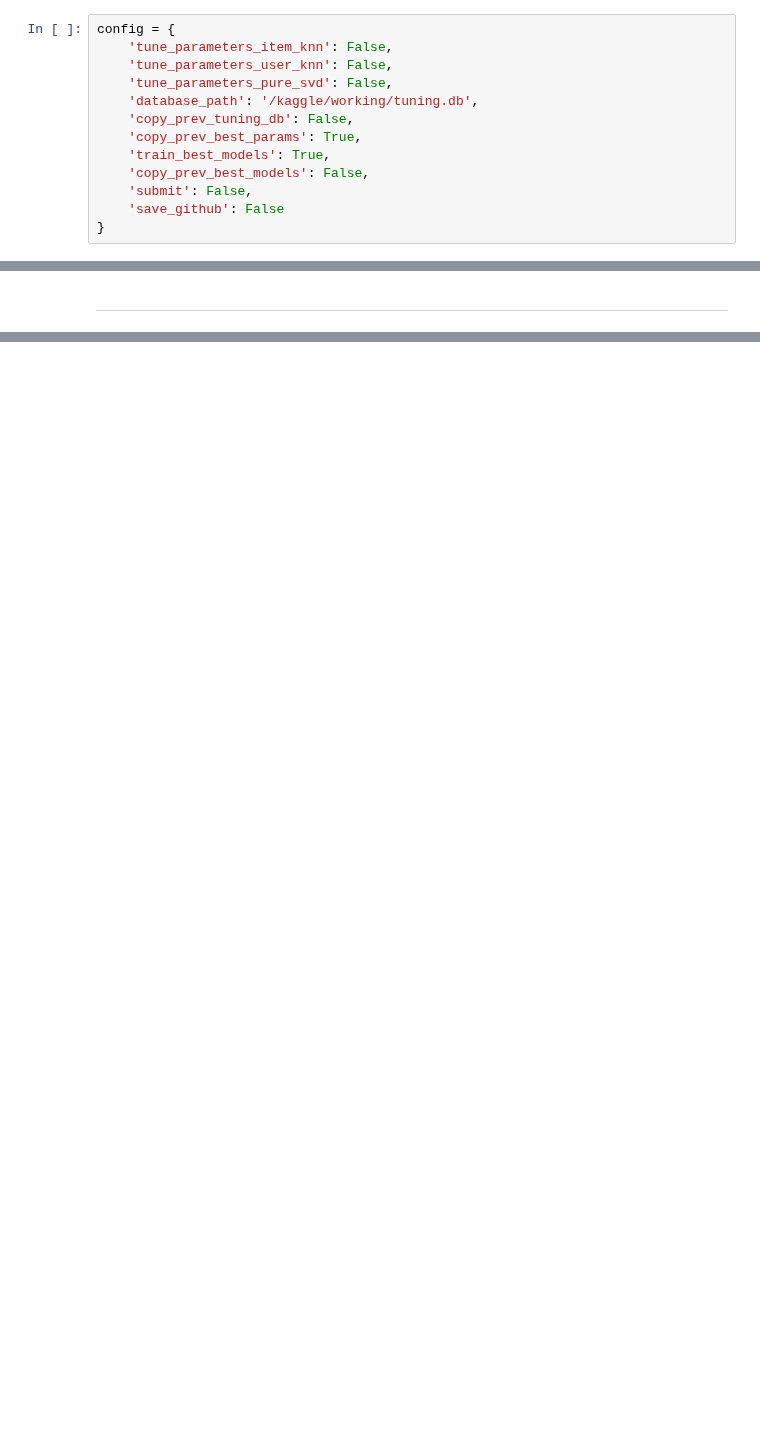
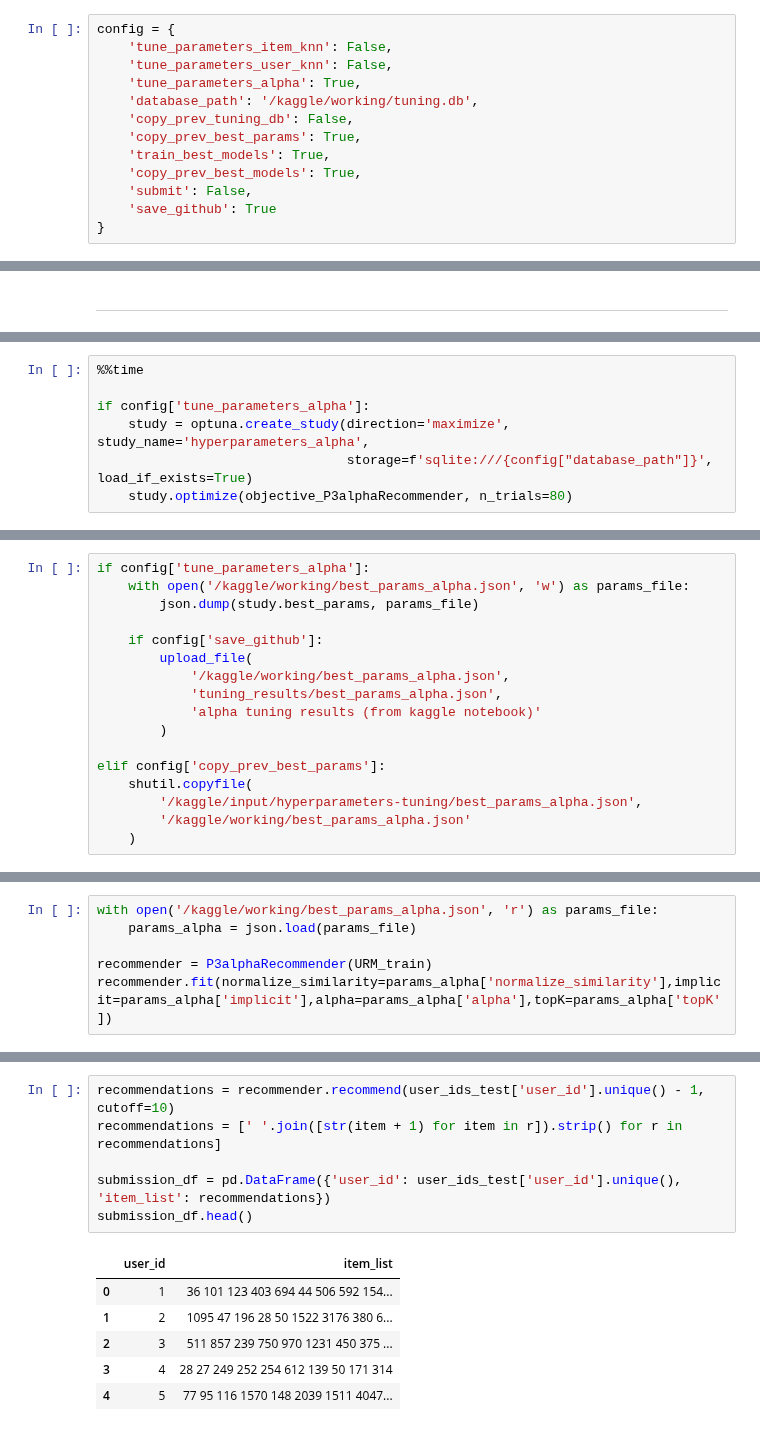
Before and after one commit to CarloSgaravatti/Recsys_Challenge_2023, a Jupyter notebook: challenge_notebooks/srecsys-challenge.ipynb, the cells around one changed output, grey strips where cells are left out. Saved outputs shown, nothing was run; the diff lists cells and outputs as text; blank space fills up the shorter version.

```diff
--- a/challenge_notebooks/srecsys-challenge.ipynb
+++ b/challenge_notebooks/srecsys-challenge.ipynb
@@ -142,14 +142,14 @@ RAM memory GB usage = 0.1992
 config = {
     'tune_parameters_item_knn': False,
     'tune_parameters_user_knn': False,
-    'tune_parameters_pure_svd': False,
+    'tune_parameters_alpha': True,
     'database_path': '/kaggle/working/tuning.db',
     'copy_prev_tuning_db': False,
     'copy_prev_best_params': True,
     'train_best_models': True,
-    'copy_prev_best_models': False,
+    'copy_prev_best_models': True,
     'submit': False,
-    'save_github': False
+    'save_github': True
 }
 # %%
 
@@ -394,0 +422,7 @@ EvaluatorHoldout: Processed 10446 (100.0%) in 1.07 min. Users per second: 163
+# %%
+%%time
+
+if config['tune_parameters_alpha']:
+    study = optuna.create_study(direction='maximize', study_name='hyperparameters_alpha',
+                                storage=f'sqlite:///{config["database_path"]}', load_if_exists=True)
+    study.optimize(objective_P3alphaRecommender, n_trials=80)
@@ -394,0 +557,17 @@ EvaluatorHoldout: Processed 10446 (100.0%) in 1.07 min. Users per second: 163
+# %%
+if config['tune_parameters_alpha']:
+    with open('/kaggle/working/best_params_alpha.json', 'w') as params_file:
+        json.dump(study.best_params, params_file)
+
+    if config['save_github']:
+        upload_file(
+            '/kaggle/working/best_params_alpha.json',
+            'tuning_results/best_params_alpha.json',
+            'alpha tuning results (from kaggle notebook)'
+        )
+
+elif config['copy_prev_best_params']:
+    shutil.copyfile(
+        '/kaggle/input/hyperparameters-tuning/best_params_alpha.json',
+        '/kaggle/working/best_params_alpha.json'
+    )
@@ -394,0 +576,6 @@ EvaluatorHoldout: Processed 10446 (100.0%) in 1.07 min. Users per second: 163
+# %%
+with open('/kaggle/working/best_params_alpha.json', 'r') as params_file:
+    params_alpha = json.load(params_file)
+
+recommender = P3alphaRecommender(URM_train)
+recommender.fit(normalize_similarity=params_alpha['normalize_similarity'],implicit=params_alpha['implicit'],alpha=params_alpha['alpha'],topK=params_alpha['topK'])
@@ -394,0 +606,13 @@ EvaluatorHoldout: Processed 10446 (100.0%) in 1.07 min. Users per second: 163
+# %%
+recommendations = recommender.recommend(user_ids_test['user_id'].unique() - 1, cutoff=10)
+recommendations = [' '.join([str(item + 1) for item in r]).strip() for r in recommendations]
+
+submission_df = pd.DataFrame({'user_id': user_ids_test['user_id'].unique(), 'item_list': recommendations})
+submission_df.head()
+# %% [output]
+|  | user_id | item_list |
+| 0 | 1 | 36 101 123 403 694 44 506 592 154... |
+| 1 | 2 | 1095 47 196 28 50 1522 3176 380 6... |
+| 2 | 3 | 511 857 239 750 970 1231 450 375 ... |
+| 3 | 4 | 28 27 249 252 254 612 139 50 171 314 |
+| 4 | 5 | 77 95 116 1570 148 2039 1511 4047... |
```
Also changed, not shown: parts of 27 cells of this notebook.
